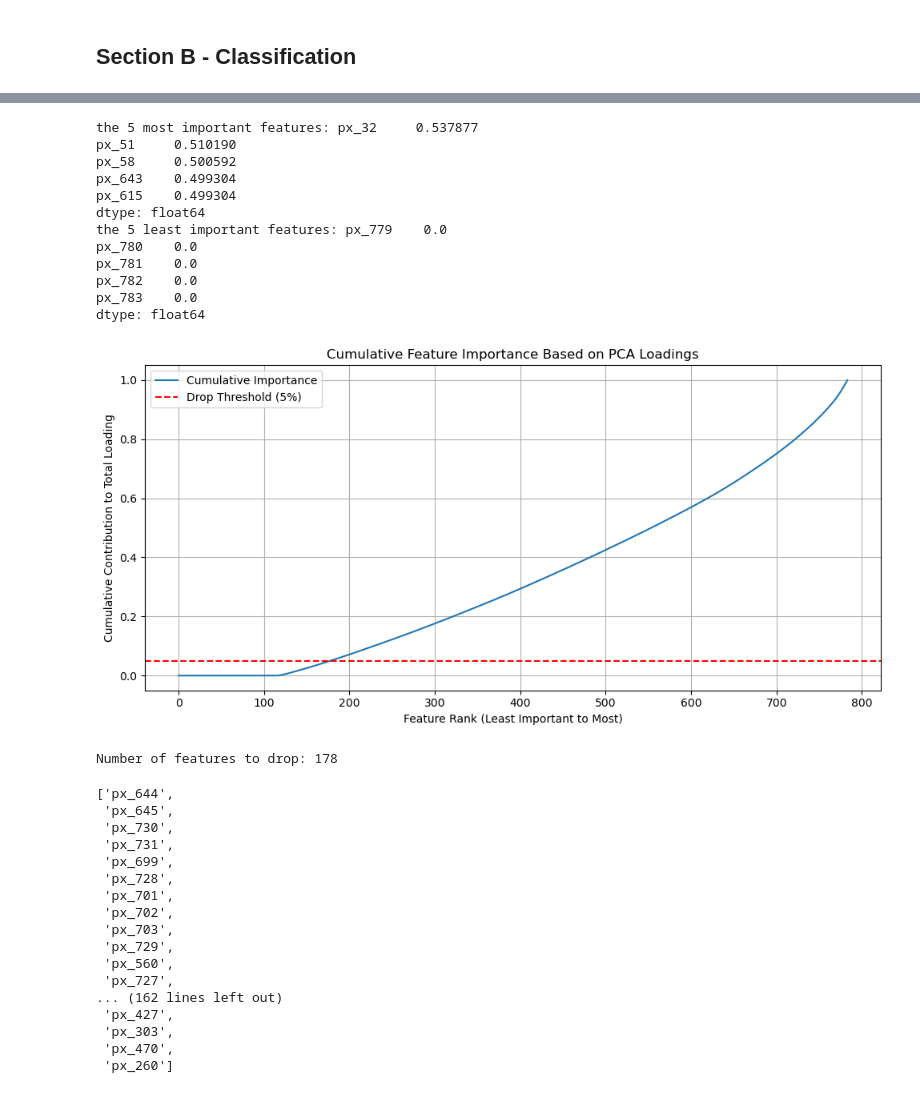
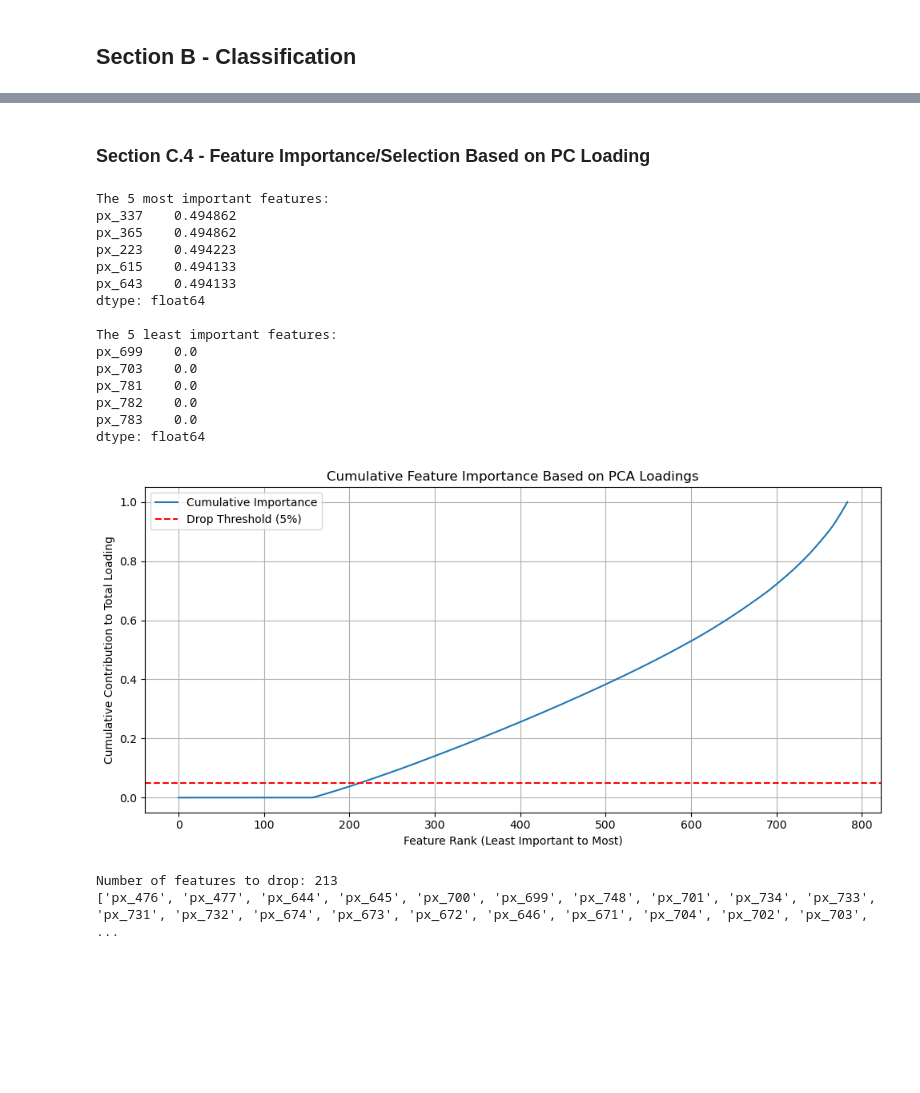
Before and after one commit to layla1010/HW3_ML, a Jupyter notebook: mnist_HW3.ipynb, the cells around one changed output, grey strips where cells are left out. Drawn from its saved outputs; the diff is of its cells as text; code cells hidden in the pictures; blank space fills up the shorter version.

Commit message:
part 2 100% finished, with markdowns, explanations, plots, EVERYTHING
FINALLY

```diff
--- a/mnist_HW3.ipynb
+++ b/mnist_HW3.ipynb
@@ -199,10 +197,14 @@ split the data into train, validation, and test sets using an 80/10/10 split, as
 # %%
 # Reload the dataset
 df_m0 = pd.read_csv("mnist.csv")
+
+# Subset equally across all classes
+samples_per_class = 1000
+subset_df = df_m0.groupby("label", group_keys=False).sample(n=samples_per_class, random_state=42)
 # %%
 # Features and target
-X_m = df_m0.drop(columns="label")
-y_m = df_m0['label']
+X_m = subset_df.drop(columns="label")
+y_m = subset_df['label']
 
 
 # Split: 80/10/10
@@ -606,18 +583,13 @@ plt.show()
+# %% [markdown]
+### Section C.4 - Feature Importance/Selection Based on PC Loading
 # %%
-batch_size = 1000
-data_path = "mnist.csv"
-chunks = pd.read_csv(data_path, chunksize=batch_size)
 pixel_columns = [f"px_{i}" for i in range(784)]
+X_subset = subset_df[pixel_columns].astype(np.float32)
 
-for chunk in chunks:
-    scaler.partial_fit(chunk[pixel_columns].astype(np.float32))
+X_scaled = scaler.fit_transform(X_subset)
 
-chunks = pd.read_csv(data_path, chunksize=batch_size)
-ipca = IncrementalPCA(n_components=100, batch_size=batch_size)
-
-for chunk in chunks:
-    X_batch = scaler.transform(chunk[pixel_columns].astype(np.float32))
-    ipca.partial_fit(X_batch)
+ipca = IncrementalPCA(n_components=100, batch_size=1000)
+ipca.fit(X_scaled)
 
 loadings_matrix = np.abs(ipca.components_)
 
@@ -628,18 +600,23 @@ feature_importance_sorted = feature_importance_series.sort_values(ascending=Fals
 top5_features = feature_importance_sorted.head(5)
 bottom5_features = feature_importance_sorted.tail(5)
 
-print("the 5 most important features:", top5_features)
+print("The 5 most important features:")
+print(top5_features)
 
-print("the 5 least important features:", bottom5_features)
+print("\nThe 5 least important features:")
+print(bottom5_features)
 # %% [output]
-the 5 most important features: px_32     0.537877
-px_51     0.510190
-px_58     0.500592
-px_643    0.499304
-px_615    0.499304
+The 5 most important features:
+px_337    0.494862
+px_365    0.494862
+px_223    0.494223
+px_615    0.494133
+px_643    0.494133
 dtype: float64
-the 5 least important features: px_779    0.0
-px_780    0.0
+
+The 5 least important features:
+px_699    0.0
+px_703    0.0
 px_781    0.0
 px_782    0.0
 px_783    0.0
@@ -647,47 +624,31 @@ dtype: float64
 # %%
 drop_percent = 0.05
 
 feature_importance_sorted_asc = feature_importance_series.sort_values(ascending=True)
 cumulative_importance = feature_importance_sorted_asc.cumsum()
 total_importance = feature_importance_series.sum()
 
 drop_threshold = total_importance * drop_percent
 features_to_drop = cumulative_importance[cumulative_importance <= drop_threshold].index.tolist()
 
 plt.figure(figsize=(10, 5))
 plt.plot(np.arange(len(cumulative_importance)), cumulative_importance / total_importance, label='Cumulative Importance')
 plt.axhline(drop_percent, color='red', linestyle='--', label=f'Drop Threshold ({drop_percent*100:.0f}%)')
 plt.xlabel("Feature Rank (Least Important to Most)")
 plt.ylabel("Cumulative Contribution to Total Loading")
 plt.title("Cumulative Feature Importance Based on PCA Loadings")
 plt.legend()
 plt.grid(True)
 plt.tight_layout()
 plt.show()
 
 print(f"Number of features to drop: {len(features_to_drop)}")
 
-features_to_drop[:]
+print(features_to_drop[:])
 # %% [output]
-[figure, old version]
+[figure, new version]
-Number of features to drop: 178
+Number of features to drop: 213
+['px_476', 'px_477', 'px_644', 'px_645', 'px_700', 'px_699', 'px_748', 'px_701', 'px_734', 'px_733', 'px_731', 'px_732', 'px_674', 'px_673', 'px_672', 'px_646', 'px_671', 'px_704', 'px_702', 'px_703', ...
-['px_644',
- 'px_645',
- 'px_730',
- 'px_731',
- 'px_699',
- 'px_728',
- 'px_701',
- 'px_702',
- 'px_703',
- 'px_729',
- 'px_560',
- 'px_727',
-... (162 lines left out)
- 'px_427',
- 'px_303',
- 'px_470',
- 'px_260']
 # %%
 drop_indices = [int(f.split('_')[1]) for f in features_to_drop]
 drop_mask = np.zeros(784)
```
Also changed, not shown: parts of 73 cells of this notebook.
